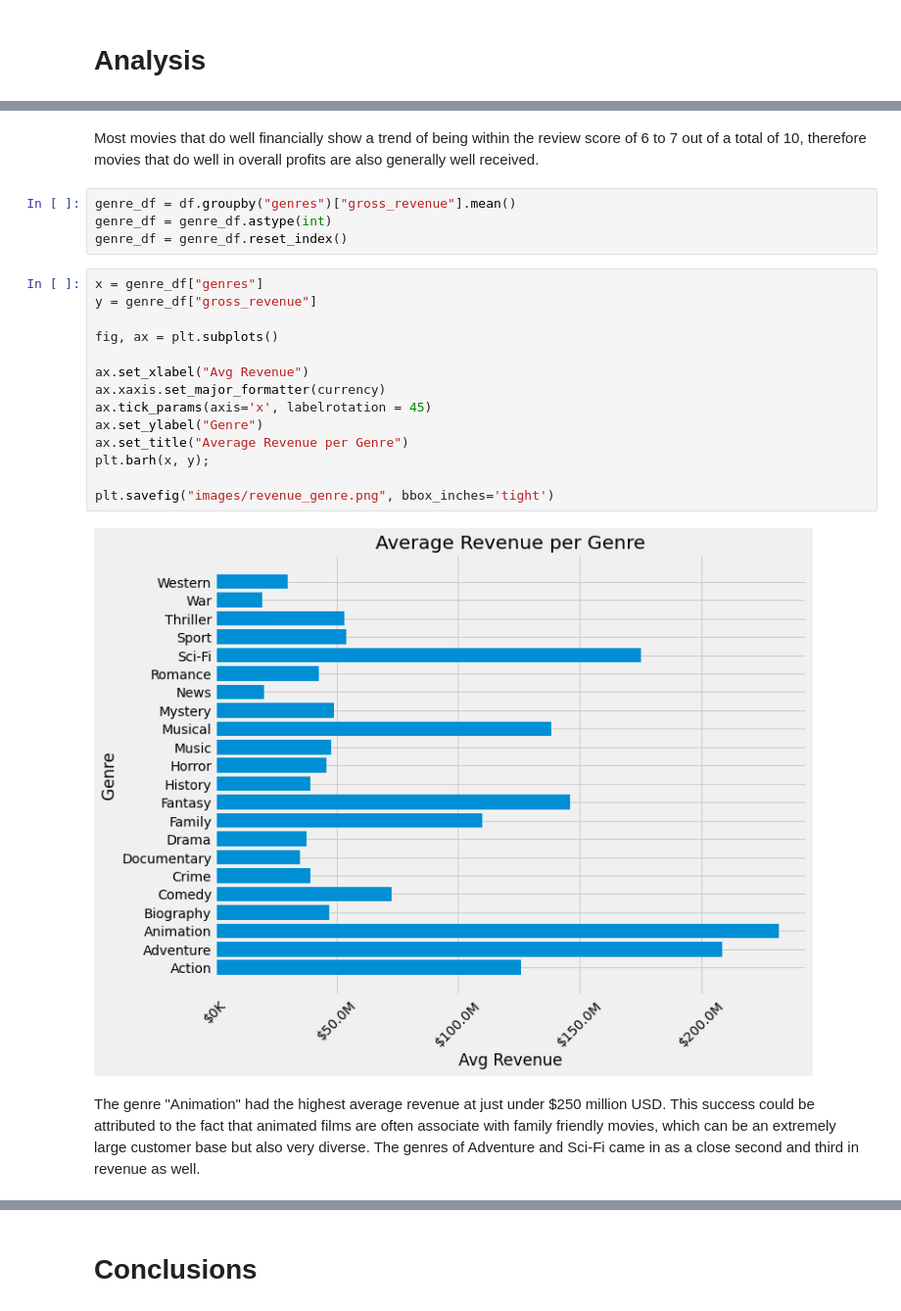
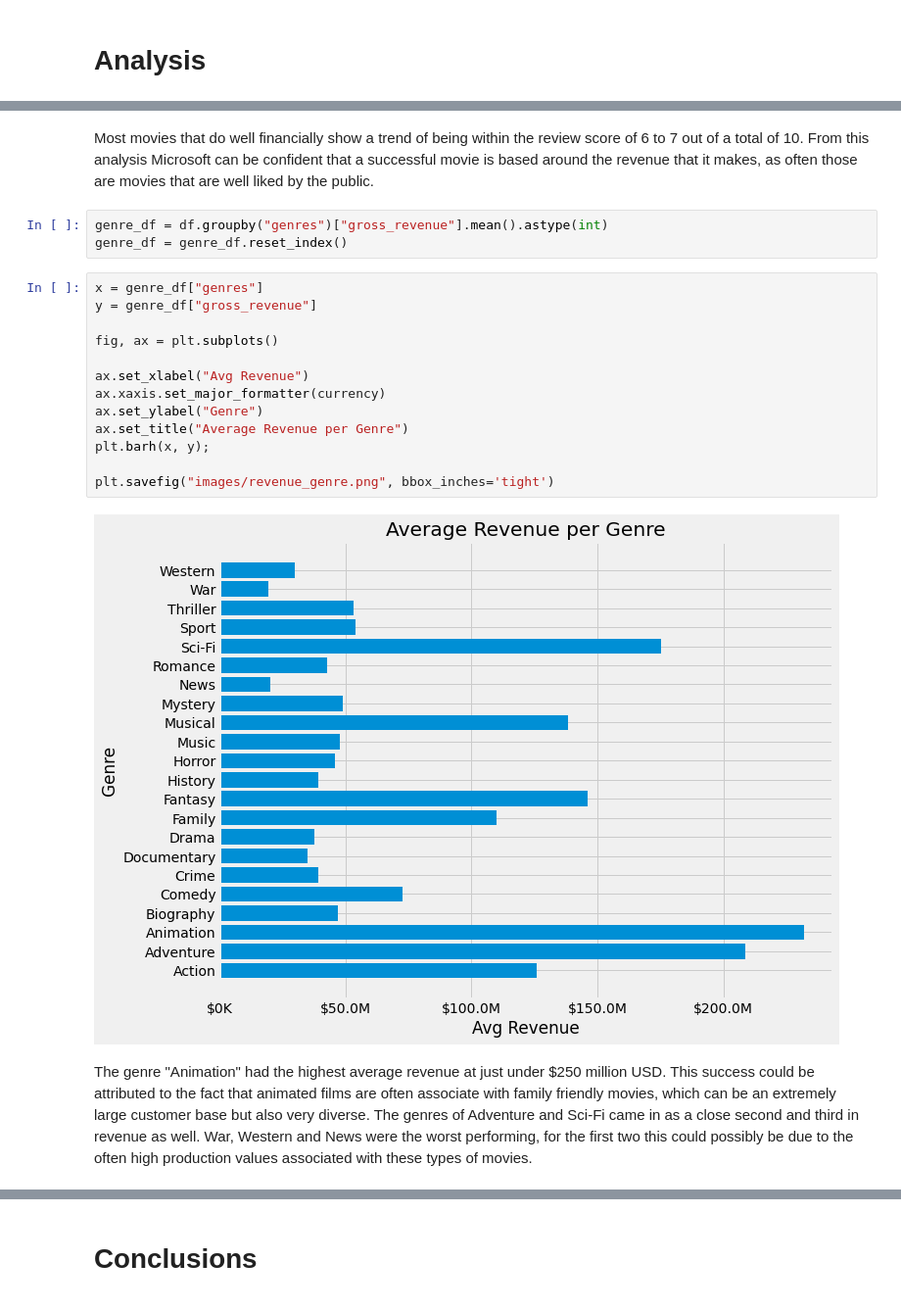
Before and after one commit to MossyJossy/Phase-1-Project, a Jupyter notebook: Movie Success Analysis.ipynb, the cells around one changed output, grey strips where cells are left out. Shown at 98% size. Cells and saved outputs as stored; diff of their text form.

```diff
--- a/Movie Genre Analysis.ipynb
+++ b/Movie Success Analysis.ipynb
@@ -72,27 +72,25 @@ plt.savefig("images/review_vs_revenue.png", bbox_inches='tight')
 # %% [output]
 [figure]
 # %% [markdown]
-Most movies that do well financially show a trend of being within the review score of 6 to 7 out of a total of 10, therefore movies that do well in overall profits are also generally well received.
+Most movies that do well financially show a trend of being within the review score of 6 to 7 out of a total of 10. From this analysis Microsoft can be confident that a successful movie is based around the revenue that it makes, as often those are movies that are well liked by the public.
 # %%
-genre_df = df.groupby("genres")["gross_revenue"].mean()
-genre_df = genre_df.astype(int)
+genre_df = df.groupby("genres")["gross_revenue"].mean().astype(int)
 genre_df = genre_df.reset_index()
 # %%
 x = genre_df["genres"]
 y = genre_df["gross_revenue"]
 
 fig, ax = plt.subplots()
 
 ax.set_xlabel("Avg Revenue")
 ax.xaxis.set_major_formatter(currency)
-ax.tick_params(axis='x', labelrotation = 45)
 ax.set_ylabel("Genre")
 ax.set_title("Average Revenue per Genre")
 plt.barh(x, y);
 
 plt.savefig("images/revenue_genre.png", bbox_inches='tight')
 # %% [output]
-[figure, old version]
+[figure, new version]
 # %% [markdown]
-The genre "Animation" had the highest average revenue at just under $250 million USD. This success could be attributed to the fact that animated films are often associate with family friendly movies, which can be an extremely large customer base but also very diverse. The genres of Adventure and Sci-Fi came in as a close second and third in revenue as well.
+The genre "Animation" had the highest average revenue at just under $250 million USD. This success could be attributed to the fact that animated films are often associate with family friendly movies, which can be an extremely large customer base but also very diverse. The genres of Adventure and Sci-Fi came in as a close second and third in revenue as well. War, Western and News were the worst performing, for the first two this could possibly be due to the often high production values associated with these types of movies.
 # %%
```
Also changed, not shown: parts of 10 cells of this notebook, 5 other files.
